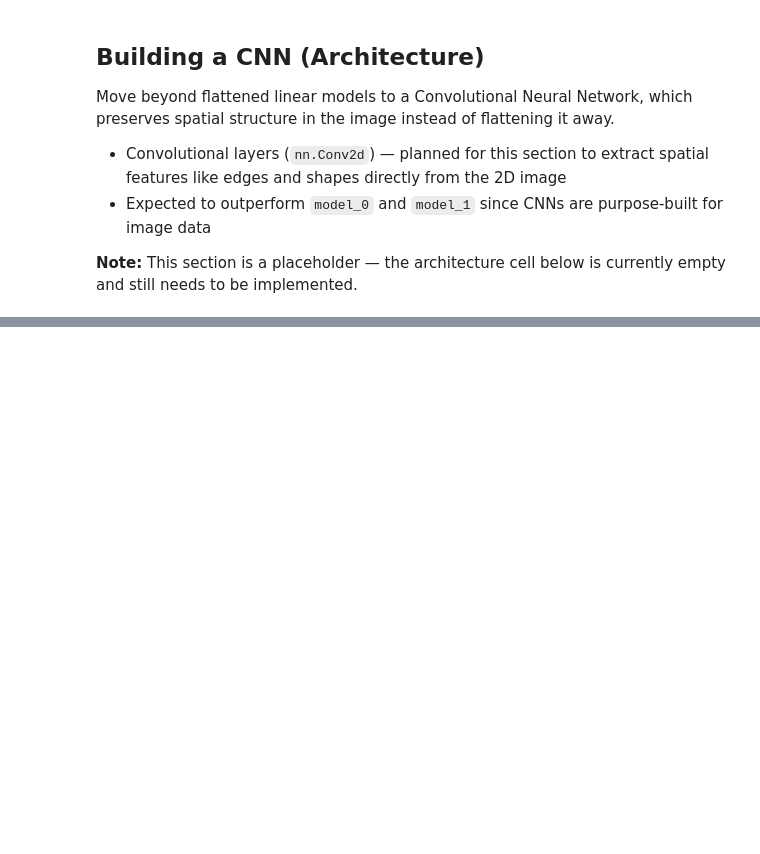
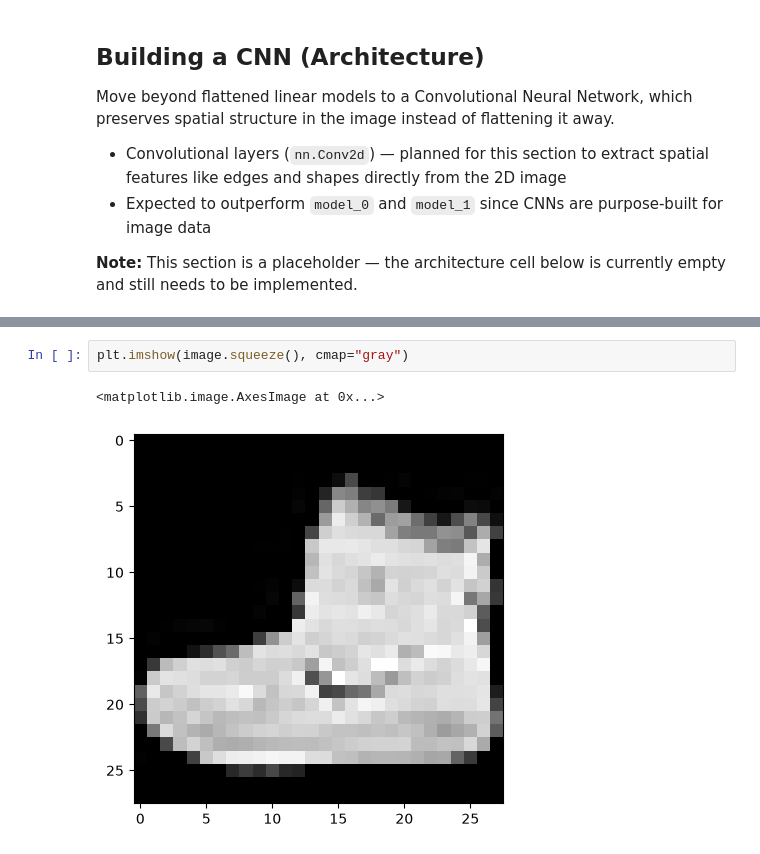
Before and after one commit to LovepreetSinghGhuman/PyTorch_Mastery, a Jupyter notebook: 03_PyTorch_Computer_Vision.ipynb, the cells around one changed output, grey strips where cells are left out. Saved outputs shown, nothing was run; the diff lists cells and outputs as text; blank space fills up the shorter version.

```diff
--- a/03_PyTorch_Computer_Vision.ipynb
+++ b/03_PyTorch_Computer_Vision.ipynb
@@ -554,0 +654,5 @@ Move beyond flattened linear models to a Convolutional Neural Network, which pre
+# %%
+plt.imshow(image.squeeze(), cmap="gray")
+# %% [output]
+<matplotlib.image.AxesImage at 0x...>
+[figure, added]
```
Also changed, not shown: parts of 10 cells of this notebook.
